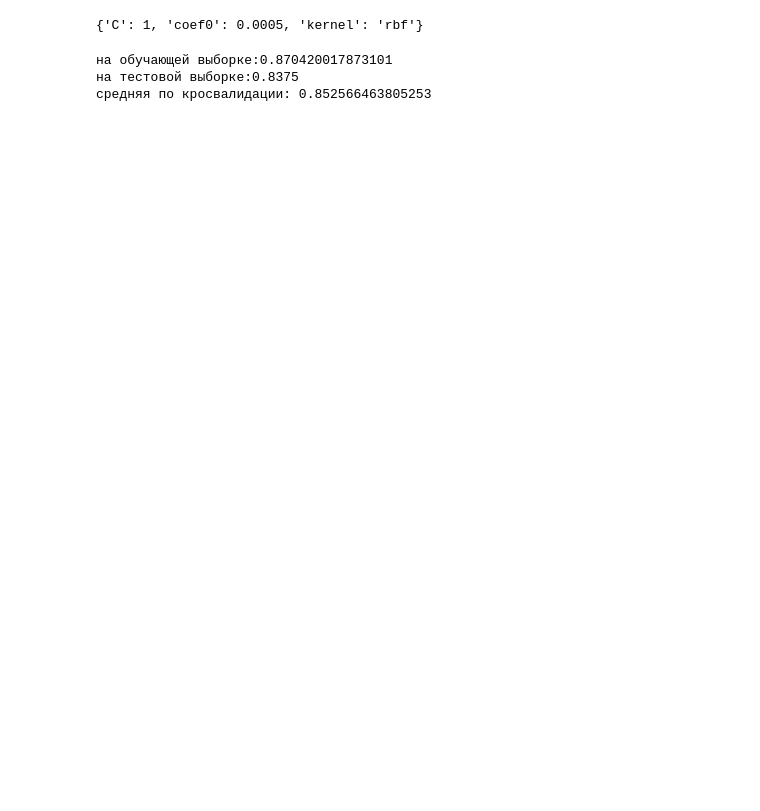
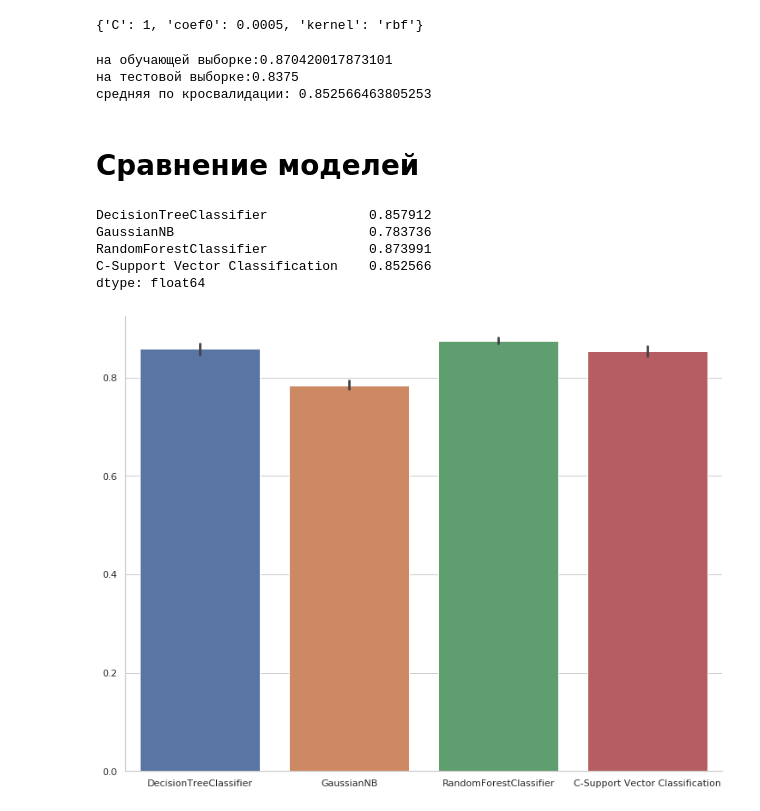
Before and after one commit to DenZaytsev/bitworks_task, a Jupyter notebook: bitworks_test.ipynb, the cells around one changed output. Saved outputs shown, nothing was run; the diff lists cells and outputs as text; code cells hidden in the pictures; blank space fills up the shorter version.

Commit message:
добавил сравнени моделей

```diff
--- a/bitworks_test.ipynb
+++ b/bitworks_test.ipynb
@@ -172,7 +203,7 @@ from sklearn.naive_bayes import GaussianNB
 # %%
 model_gaus = GaussianNB()
 model_gaus.fit(X_train, Y_train)
-
+model_gaus_cross_val_score = cross_val_score(model_gaus, X_train, Y_train,cv=5)
 print(f'на обучающей выборке:{model_gaus.score(X_train, Y_train)}',
       f'на тестовой выборке:{model_gaus.score(X_test,Y_test)}',
       f'средняя по кросвалидации: {cross_val_score(model_gaus, X_train, Y_train,cv=5).mean()}',sep='\n')
@@ -202,7 +230,7 @@ model_forest = RandomForestClassifier(max_depth=15,
                                       min_samples_split=2,
                                       n_estimators=30)
 model_forest .fit(X_train, Y_train)
-
+model_forest_cross_val_score = cross_val_score(model_forest, X_train, Y_train,cv=5)
 print(f'на обучающей выборке:{model_forest.score(X_train, Y_train)}',
       f'на тестовой выборке:{model_forest.score(X_test,Y_test)}',
       f'средняя по кросвалидации: {cross_val_score(model_forest, X_train, Y_train,cv=5).mean()}',sep='\n')
@@ -229,7 +254,7 @@ grid_search_cv.best_params_
 # %%
 model_svc = SVC(gamma=0.2, C=1, coef0=0.001, kernel='rbf')
 model_svc.fit(X_train, Y_train)
-
+model_svc_cross_val_score = cross_val_score(model_svc, X_train, Y_train,cv=5)
 print(f'на обучающей выборке:{model_svc.score(X_train, Y_train)}',
       f'на тестовой выборке:{model_svc.score(X_test,Y_test)}',
       f'средняя по кросвалидации: {cross_val_score(model_svc, X_train, Y_train,cv=5).mean()}',
@@ -238,3 +263,21 @@ print(f'на обучающей выборке:{model_svc.score(X_train, Y_train
 на обучающей выборке:0.870420017873101
 на тестовой выборке:0.8375
 средняя по кросвалидации: 0.852566463805253
+# %% [markdown]
+# Сравнение моделей
+# %%
+data_score = pd.DataFrame({'DecisionTreeClassifier': model_tree_cross_val_score,
+                           'GaussianNB': model_gaus_cross_val_score,
+                           'RandomForestClassifier': model_forest_cross_val_score,
+                           'C-Support Vector Classification': model_svc_cross_val_score
+                          })
+# %%
+sns.catplot(kind="bar", data = data_score,height=8,aspect=1.3)
+data_score.mean()
+# %% [output]
+DecisionTreeClassifier             0.857912
+GaussianNB                         0.783736
+RandomForestClassifier             0.873991
+C-Support Vector Classification    0.852566
+dtype: float64
+[figure, added]
```
Also changed, not shown: parts of 31 cells of this notebook.
